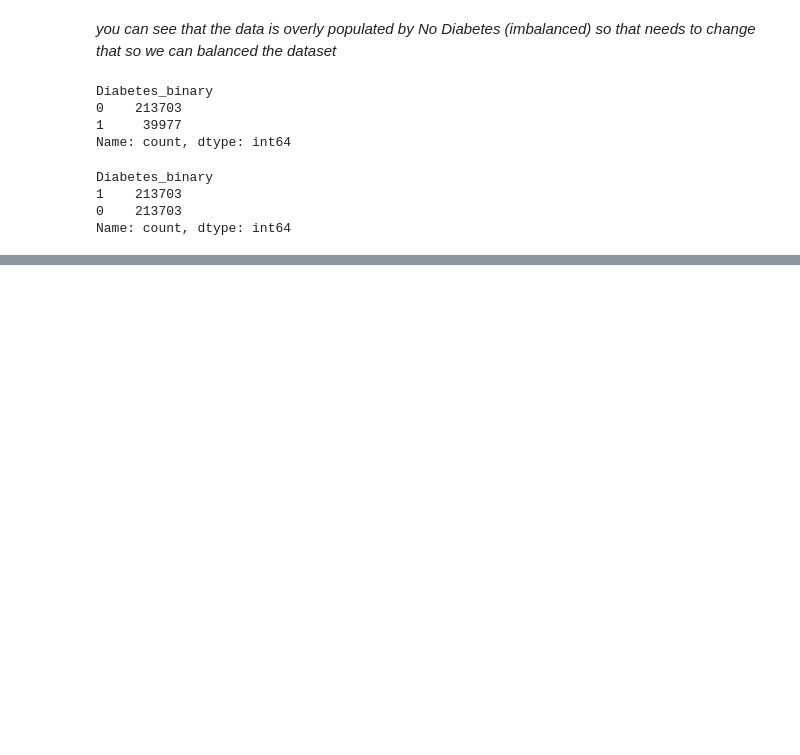
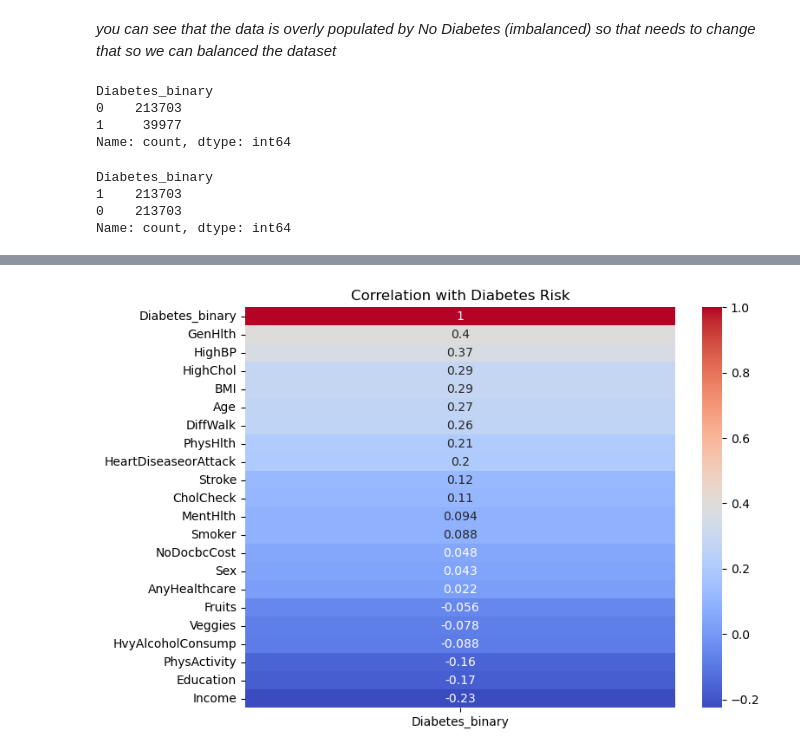
Before and after one commit to Campbellworsley3/diabetes_project, a Jupyter notebook: diabetes.ipynb, the cells around one changed output, grey strips where cells are left out. Drawn from its saved outputs; the diff is of its cells as text; code cells hidden in the pictures; blank space fills up the shorter version.

Commit message:
taking a look at correlations between variables and the binary diabetes indicator

```diff
--- a/diabetes.ipynb
+++ b/diabetes.ipynb
@@ -130,0 +144,9 @@ Name: count, dtype: int64
+# %%
+# Taking a look at the correlations between different variables and the diabetes indicator.
+plt.figure(figsize=(8, 6))
+sns.heatmap(diabetes_balanced.corr(numeric_only=True)[['Diabetes_binary']].sort_values('Diabetes_binary', ascending=False), annot=True, cmap='coolwarm')
+plt.title("Correlation with Diabetes Risk")
+plt.savefig('heatmap.png', dpi=300, bbox_inches='tight')  # Save the figure
+plt.show()
+# %% [output]
+[figure, added]
```
Also changed, not shown: parts of 1 cell of this notebook, 1 other file.
